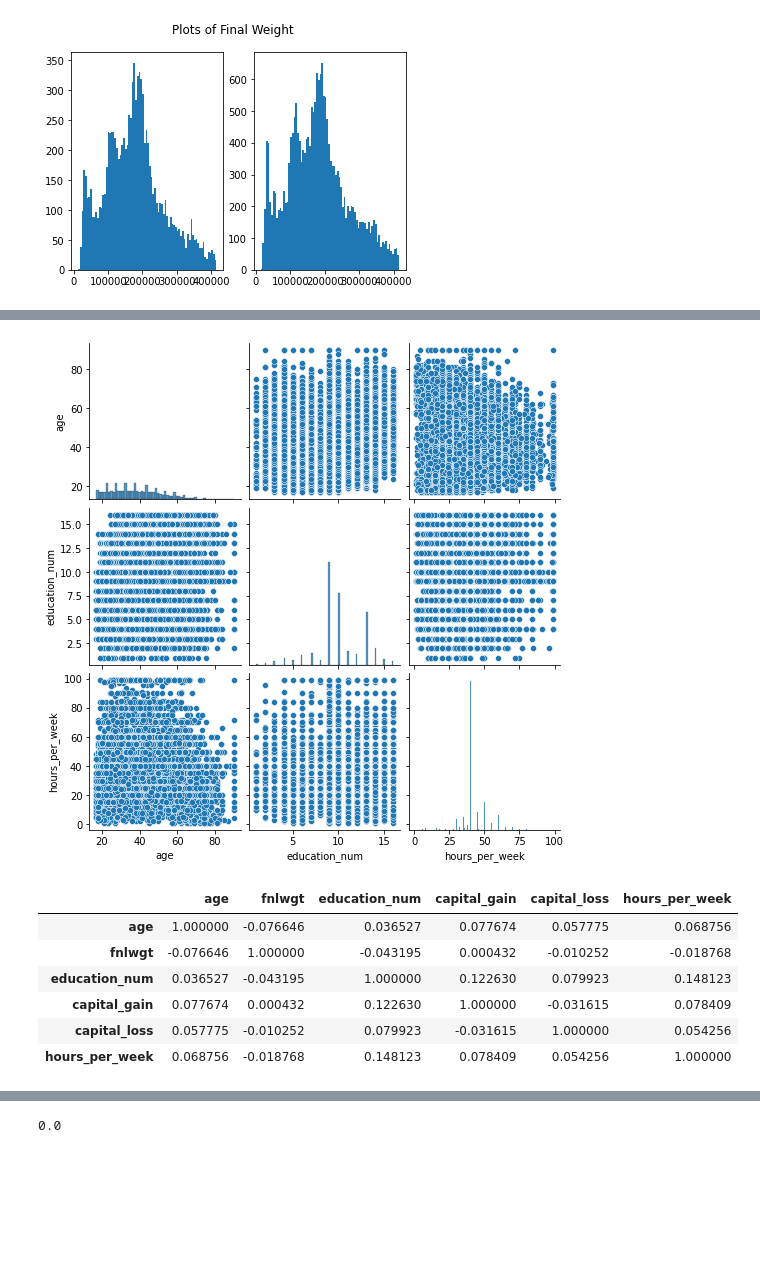
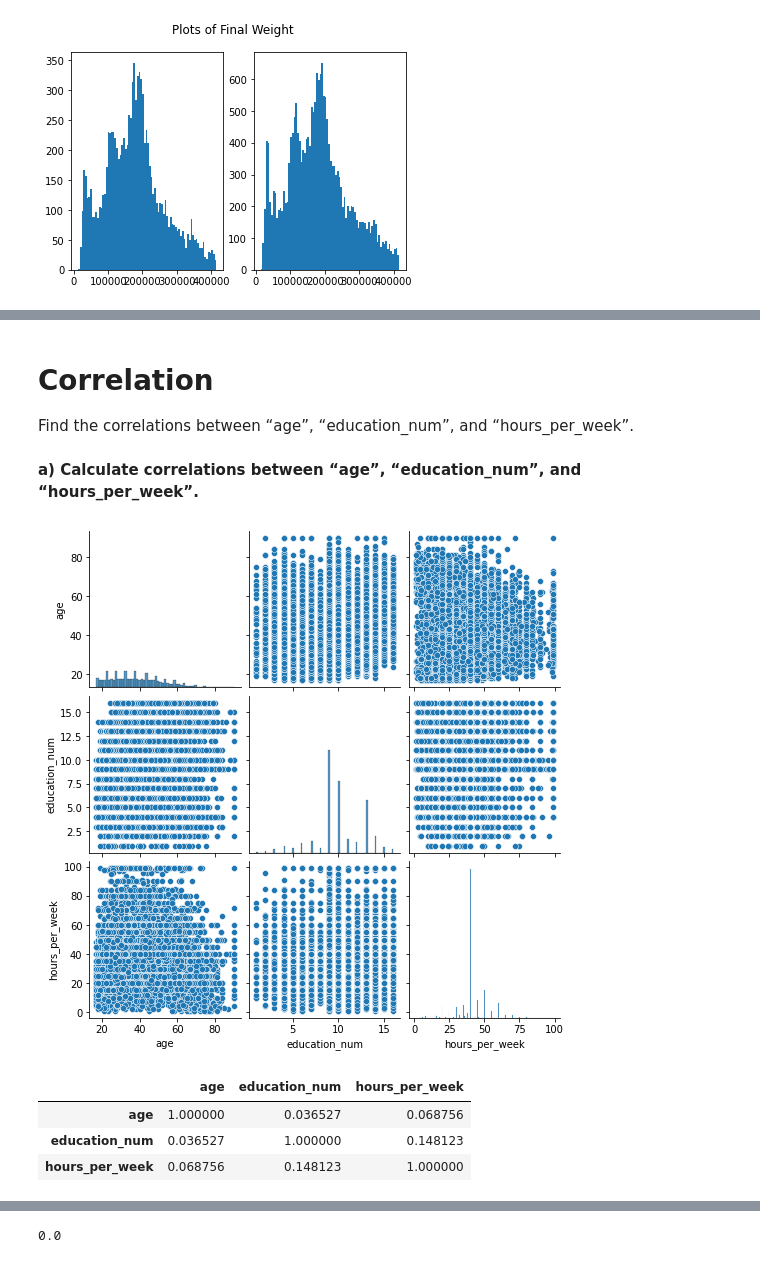
Before and after one commit to Sean-1005/JSC270_Assg2, a Jupyter notebook: Copy_of_JSC270_Assignment2_starter_code.ipynb, the cells around one changed output, grey strips where cells are left out. Cells and saved outputs as stored; diff of their text form; code cells hidden in the pictures; blank space fills up the shorter version.

```diff
--- a/Copy_of_JSC270_Assignment2_starter_code.ipynb
+++ b/Copy_of_JSC270_Assignment2_starter_code.ipynb
@@ -165,15 +210,17 @@ fig.show()
+# %% [markdown]
+# **Correlation**
+Find the correlations between “age”, “education_num”, and “hours_per_week”.
+# %% [markdown]
+**a) Calculate correlations between “age”, “education_num”, and “hours_per_week”.**
 # %%
 sns.pairplot(income94[["age", "education_num", "hours_per_week"]])
 plt.show()
 
-income94.corr()
+income94[["age", "education_num", "hours_per_week"]].corr()
 # %% [output]
 [figure]
-|  | age | fnlwgt | education_num | capital_gain | capital_loss | hours_per_week |
-| age | 1.000000 | -0.076646 | 0.036527 | 0.077674 | 0.057775 | 0.068756 |
-| fnlwgt | -0.076646 | 1.000000 | -0.043195 | 0.000432 | -0.010252 | -0.018768 |
-| education_num | 0.036527 | -0.043195 | 1.000000 | 0.122630 | 0.079923 | 0.148123 |
-| capital_gain | 0.077674 | 0.000432 | 0.122630 | 1.000000 | -0.031615 | 0.078409 |
-| capital_loss | 0.057775 | -0.010252 | 0.079923 | -0.031615 | 1.000000 | 0.054256 |
-| hours_per_week | 0.068756 | -0.018768 | 0.148123 | 0.078409 | 0.054256 | 1.000000 |
+|  | age | education_num | hours_per_week |
+| age | 1.000000 | 0.036527 | 0.068756 |
+| education_num | 0.036527 | 1.000000 | 0.148123 |
+| hours_per_week | 0.068756 | 0.148123 | 1.000000 |
 # %% [markdown]
```
Also changed, not shown: parts of 29 cells of this notebook.
